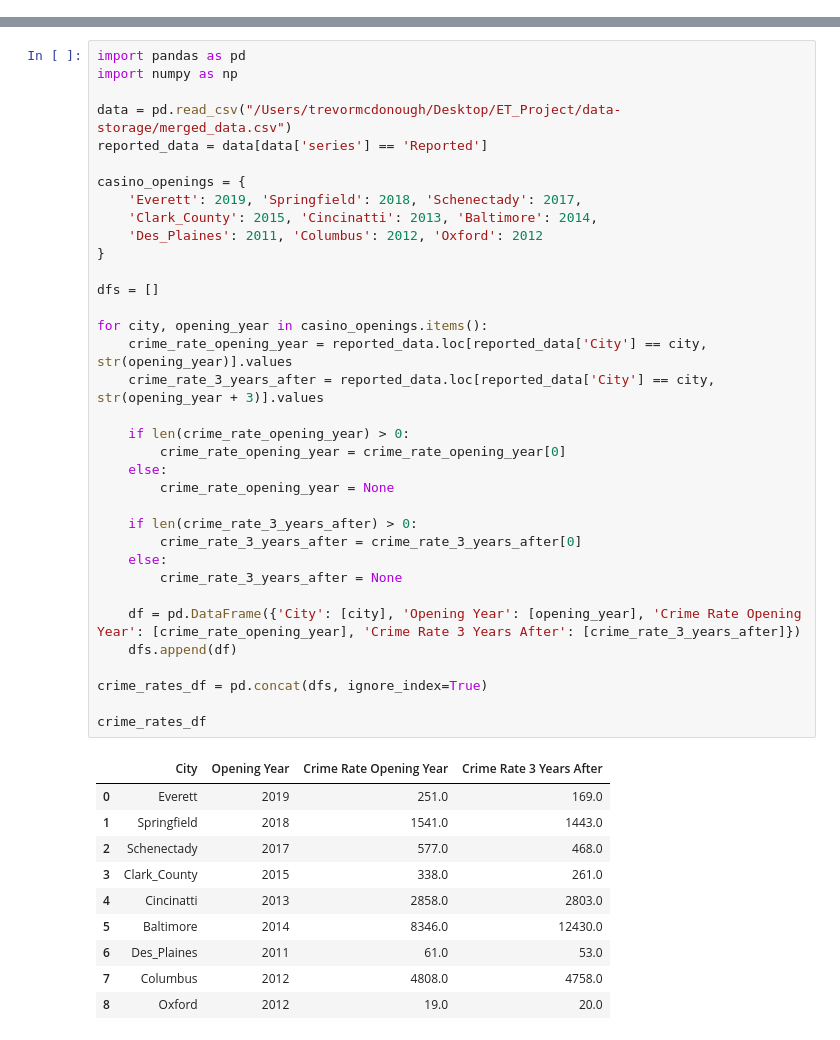
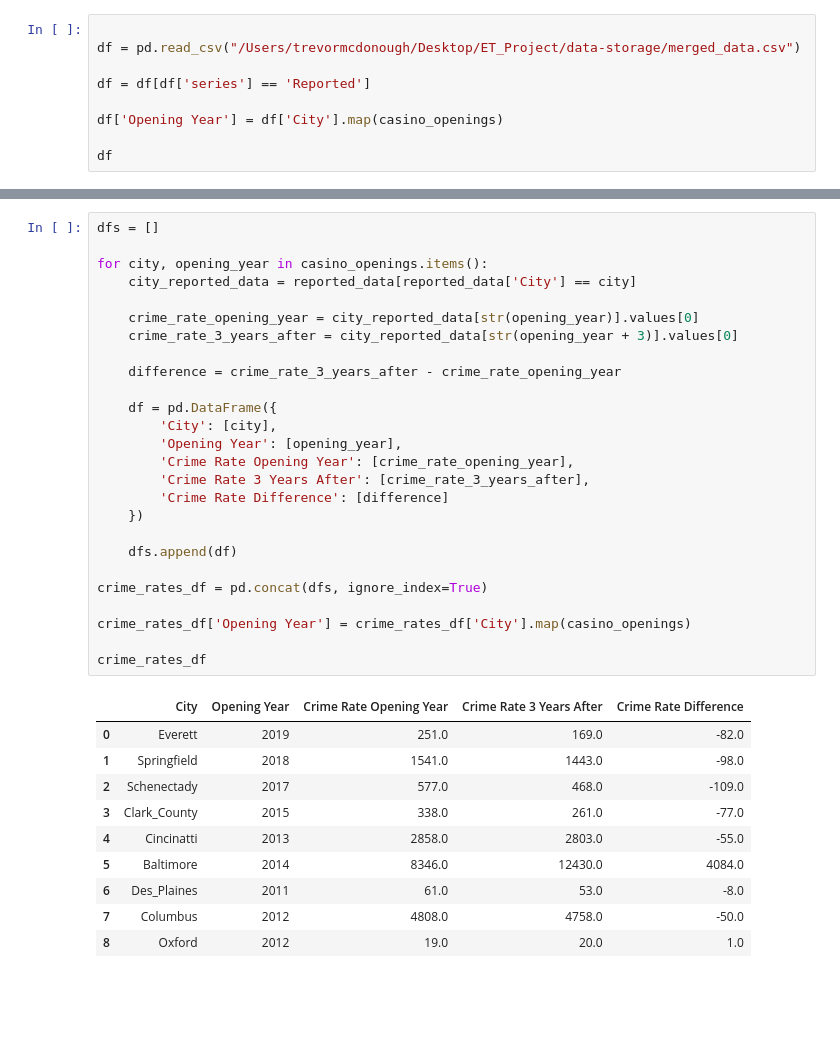
Before and after one commit to Ethan-sev/ET_Project, a Jupyter notebook: Trevor_Folder/Trevor.ipynb, the cells around one changed output, grey strips where cells are left out. Drawn from its saved outputs; the diff is of its cells as text; blank space fills up the shorter version.

```diff
--- a/Trevor_Folder/Trevor.ipynb
+++ b/Trevor_Folder/Trevor.ipynb
@@ -0,0 +128,9 @@
+# %%
+
+df = pd.read_csv("/Users/trevormcdonough/Desktop/ET_Project/data-storage/merged_data.csv")
+
+df = df[df['series'] == 'Reported']
+
+df['Opening Year'] = df['City'].map(casino_openings)
+
+df
@@ -1,46 +148,37 @@
 # %%
-import pandas as pd
-import numpy as np
-
-data = pd.read_csv("/Users/trevormcdonough/Desktop/ET_Project/data-storage/merged_data.csv")
-reported_data = data[data['series'] == 'Reported']
-
-casino_openings = {
-    'Everett': 2019, 'Springfield': 2018, 'Schenectady': 2017,
-    'Clark_County': 2015, 'Cincinatti': 2013, 'Baltimore': 2014,
-    'Des_Plaines': 2011, 'Columbus': 2012, 'Oxford': 2012
-}
-
 dfs = []
 
 for city, opening_year in casino_openings.items():
-    crime_rate_opening_year = reported_data.loc[reported_data['City'] == city, str(opening_year)].values
-    crime_rate_3_years_after = reported_data.loc[reported_data['City'] == city, str(opening_year + 3)].values
+    city_reported_data = reported_data[reported_data['City'] == city]
 
-    if len(crime_rate_opening_year) > 0:
-        crime_rate_opening_year = crime_rate_opening_year[0]
-    else:
-        crime_rate_opening_year = None
+    crime_rate_opening_year = city_reported_data[str(opening_year)].values[0]
+    crime_rate_3_years_after = city_reported_data[str(opening_year + 3)].values[0]
 
-    if len(crime_rate_3_years_after) > 0:
-        crime_rate_3_years_after = crime_rate_3_years_after[0]
-    else:
-        crime_rate_3_years_after = None
+    difference = crime_rate_3_years_after - crime_rate_opening_year
 
-    df = pd.DataFrame({'City': [city], 'Opening Year': [opening_year], 'Crime Rate Opening Year': [crime_rate_opening_year], 'Crime Rate 3 Years After': [crime_rate_3_years_after]})
+    df = pd.DataFrame({
+        'City': [city],
+        'Opening Year': [opening_year],
+        'Crime Rate Opening Year': [crime_rate_opening_year],
+        'Crime Rate 3 Years After': [crime_rate_3_years_after],
+        'Crime Rate Difference': [difference]
+    })
+
     dfs.append(df)
 
 crime_rates_df = pd.concat(dfs, ignore_index=True)
 
+crime_rates_df['Opening Year'] = crime_rates_df['City'].map(casino_openings)
+
 crime_rates_df
 # %% [output]
-|  | City | Opening Year | Crime Rate Opening Year | Crime Rate 3 Years After |
-| 0 | Everett | 2019 | 251.0 | 169.0 |
-| 1 | Springfield | 2018 | 1541.0 | 1443.0 |
-| 2 | Schenectady | 2017 | 577.0 | 468.0 |
-| 3 | Clark_County | 2015 | 338.0 | 261.0 |
-| 4 | Cincinatti | 2013 | 2858.0 | 2803.0 |
-| 5 | Baltimore | 2014 | 8346.0 | 12430.0 |
-| 6 | Des_Plaines | 2011 | 61.0 | 53.0 |
-| 7 | Columbus | 2012 | 4808.0 | 4758.0 |
-| 8 | Oxford | 2012 | 19.0 | 20.0 |
+|  | City | Opening Year | Crime Rate Opening Year | Crime Rate 3 Years After | Crime Rate Difference |
+| 0 | Everett | 2019 | 251.0 | 169.0 | -82.0 |
+| 1 | Springfield | 2018 | 1541.0 | 1443.0 | -98.0 |
+| 2 | Schenectady | 2017 | 577.0 | 468.0 | -109.0 |
+| 3 | Clark_County | 2015 | 338.0 | 261.0 | -77.0 |
+| 4 | Cincinatti | 2013 | 2858.0 | 2803.0 | -55.0 |
+| 5 | Baltimore | 2014 | 8346.0 | 12430.0 | 4084.0 |
+| 6 | Des_Plaines | 2011 | 61.0 | 53.0 | -8.0 |
+| 7 | Columbus | 2012 | 4808.0 | 4758.0 | -50.0 |
+| 8 | Oxford | 2012 | 19.0 | 20.0 | 1.0 |
```
Also changed, not shown: parts of 6 cells of this notebook.
